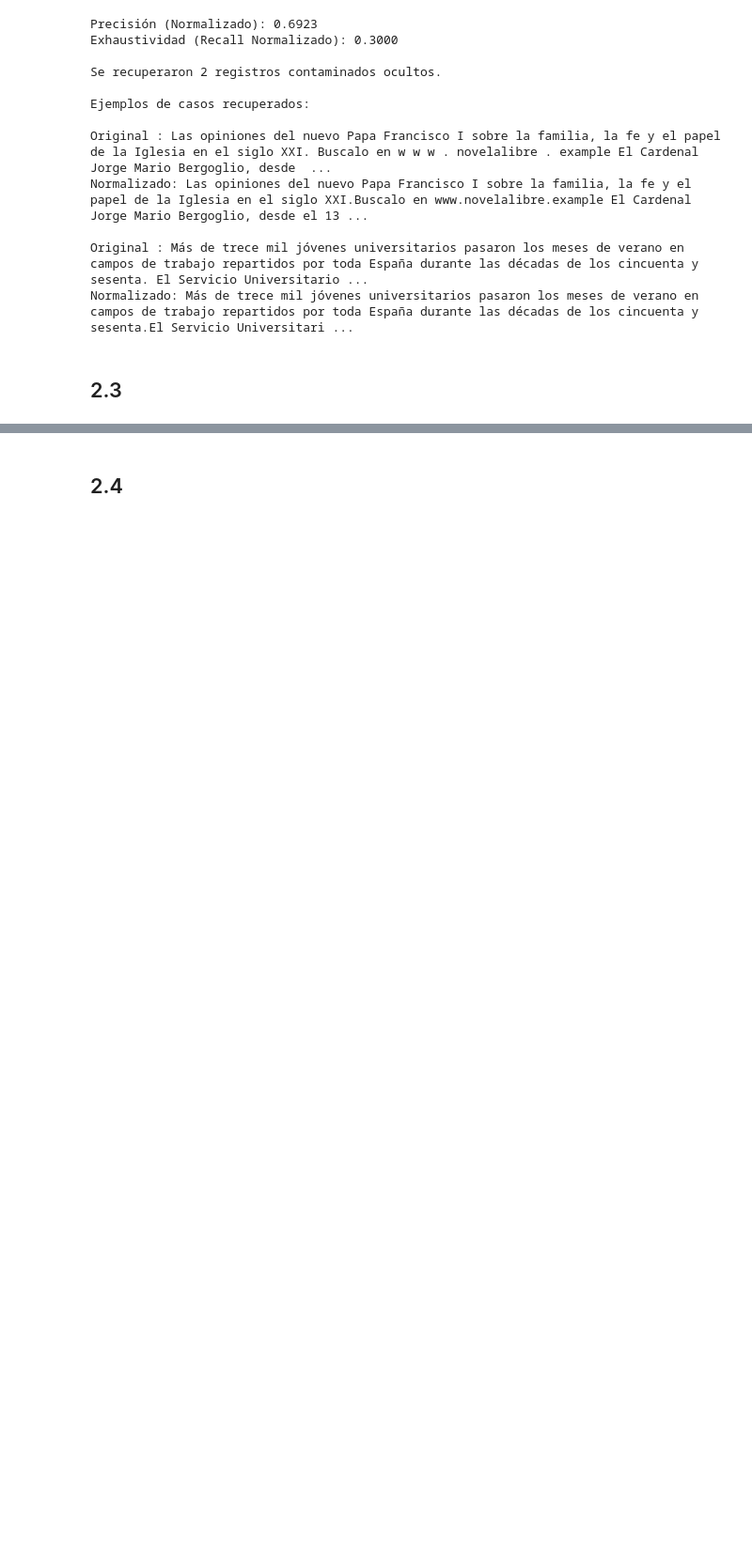
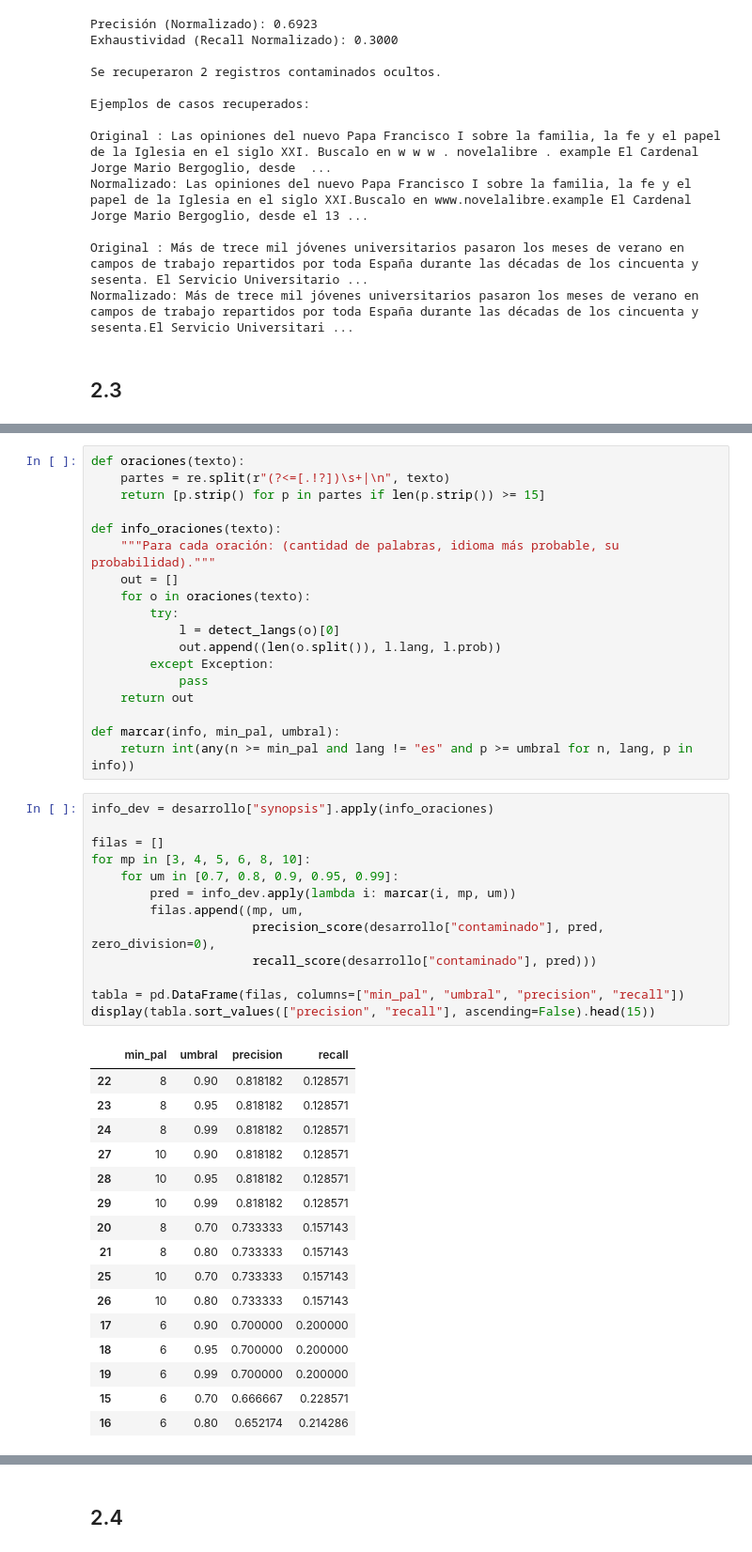
Before and after one commit to manuellazarte/Procesamiento-del-Lenguaje-Natural, a Jupyter notebook: ej3/ej3.ipynb, the cells around one changed output, grey strips where cells are left out. Shown at 94% size. Drawn from its saved outputs; the diff is of its cells as text; blank space fills up the shorter version.

```diff
--- a/ej3/ej3.ipynb
+++ b/ej3/ej3.ipynb
@@ -473,0 +447,48 @@ Exhaustividad (Detector de Idioma): 0.4000
+# %%
+def oraciones(texto):
+    partes = re.split(r"(?<=[.!?])\s+|\n", texto)
+    return [p.strip() for p in partes if len(p.strip()) >= 15]
+
+def info_oraciones(texto):
+    """Para cada oración: (cantidad de palabras, idioma más probable, su probabilidad)."""
+    out = []
+    for o in oraciones(texto):
+        try:
+            l = detect_langs(o)[0]
+            out.append((len(o.split()), l.lang, l.prob))
+        except Exception:
+            pass
+    return out
+
+def marcar(info, min_pal, umbral):
+    return int(any(n >= min_pal and lang != "es" and p >= umbral for n, lang, p in info))
+# %%
+info_dev = desarrollo["synopsis"].apply(info_oraciones)
+
+filas = []
+for mp in [3, 4, 5, 6, 8, 10]:
+    for um in [0.7, 0.8, 0.9, 0.95, 0.99]:
+        pred = info_dev.apply(lambda i: marcar(i, mp, um))
+        filas.append((mp, um,
+                      precision_score(desarrollo["contaminado"], pred, zero_division=0),
+                      recall_score(desarrollo["contaminado"], pred)))
+
+tabla = pd.DataFrame(filas, columns=["min_pal", "umbral", "precision", "recall"])
+display(tabla.sort_values(["precision", "recall"], ascending=False).head(15))
+# %% [output]
+|  | min_pal | umbral | precision | recall |
+| 22 | 8 | 0.90 | 0.818182 | 0.128571 |
+| 23 | 8 | 0.95 | 0.818182 | 0.128571 |
+| 24 | 8 | 0.99 | 0.818182 | 0.128571 |
+| 27 | 10 | 0.90 | 0.818182 | 0.128571 |
+| 28 | 10 | 0.95 | 0.818182 | 0.128571 |
+| 29 | 10 | 0.99 | 0.818182 | 0.128571 |
+| 20 | 8 | 0.70 | 0.733333 | 0.157143 |
+| 21 | 8 | 0.80 | 0.733333 | 0.157143 |
+| 25 | 10 | 0.70 | 0.733333 | 0.157143 |
+| 26 | 10 | 0.80 | 0.733333 | 0.157143 |
+| 17 | 6 | 0.90 | 0.700000 | 0.200000 |
+| 18 | 6 | 0.95 | 0.700000 | 0.200000 |
+| 19 | 6 | 0.99 | 0.700000 | 0.200000 |
+| 15 | 6 | 0.70 | 0.666667 | 0.228571 |
+| 16 | 6 | 0.80 | 0.652174 | 0.214286 |
```
Also changed, not shown: parts of 20 cells of this notebook.
